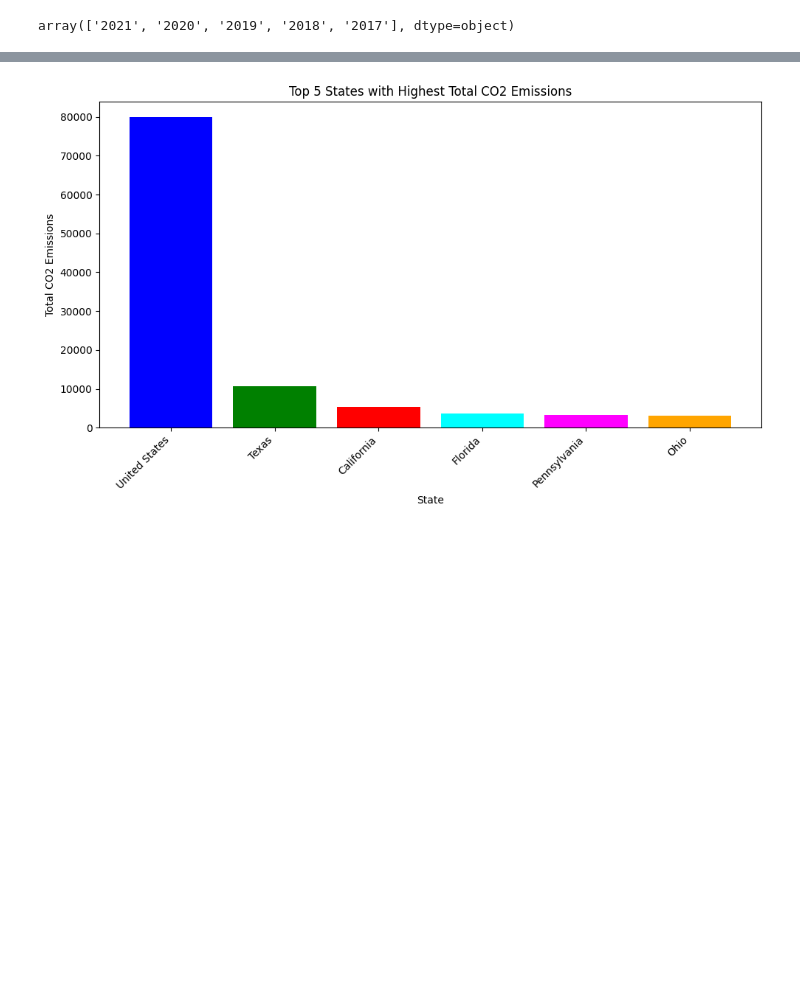
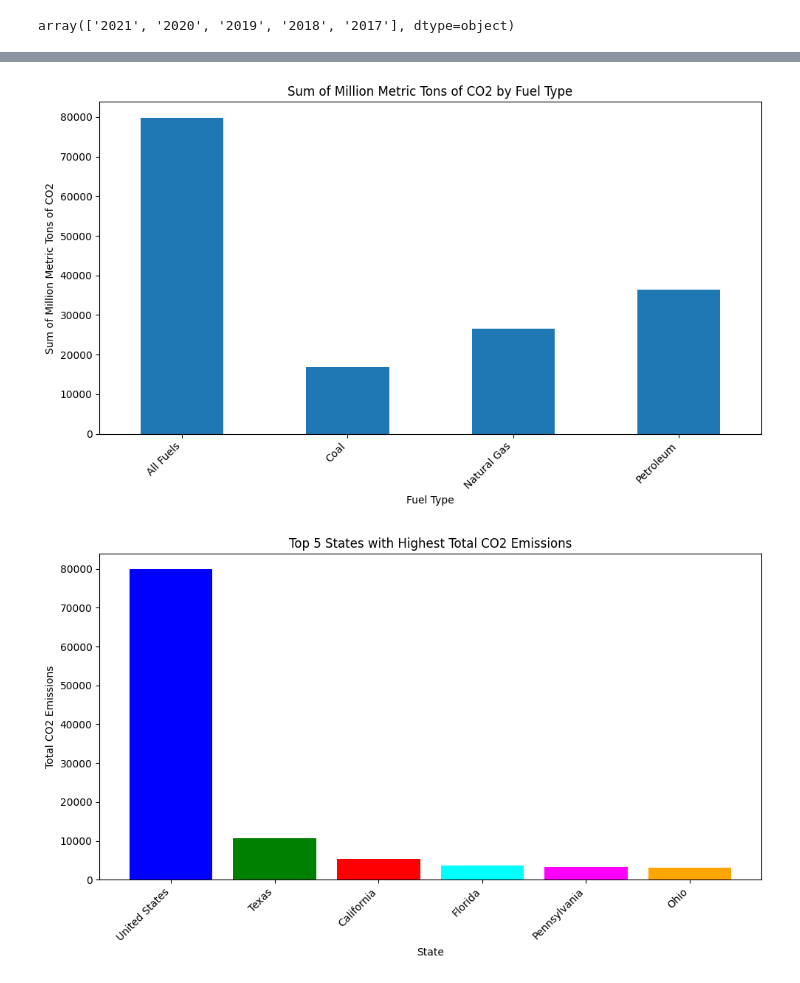
Before and after one commit to natalieassaad/labs, a Jupyter notebook: 01_api_calls/assignment_notebook.ipynb, the cells around one changed output, grey strips where cells are left out. Cells and saved outputs as stored; diff of their text form; code cells hidden in the pictures; blank space fills up the shorter version.

```diff
--- a/01_api_calls/assignment_notebook.ipynb
+++ b/01_api_calls/assignment_notebook.ipynb
@@ -395 +403,15 @@ plt.gca().spines[['top', 'right',]].set_visible(False)
+# %%
+# Bar plot of the sum of CO2 emissions by fuel type
+fuel_value_sums = eia_df.groupby('fuel-name')['value'].sum()
+
+plt.figure(figsize=(10, 6))
+fuel_value_sums.plot(kind='bar')
+plt.xlabel('Fuel Type')
+plt.ylabel('Sum of Million Metric Tons of CO2')
+plt.title('Sum of Million Metric Tons of CO2 by Fuel Type')
+plt.xticks(rotation=45, ha='right')
+plt.tight_layout()
+plt.show()
+# %% [output]
+[figure, added]
 # %%
```
Also changed, not shown: parts of 4 cells of this notebook.
